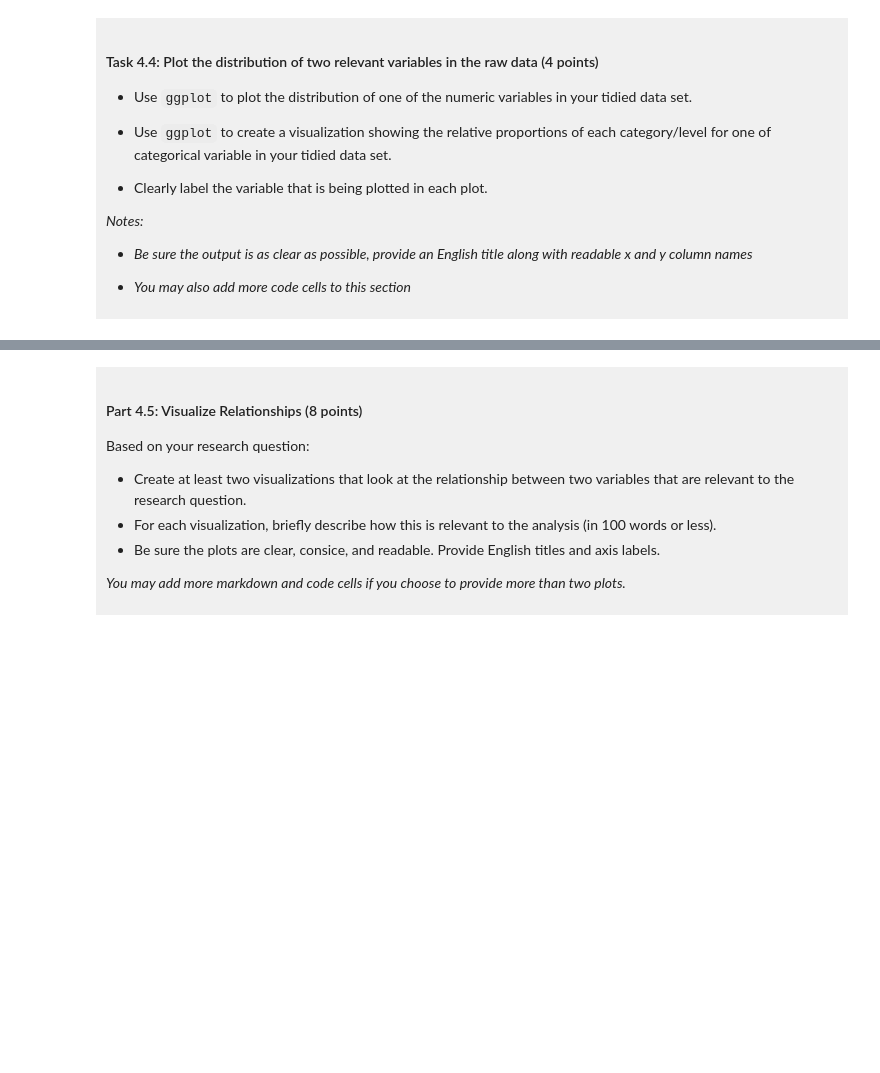
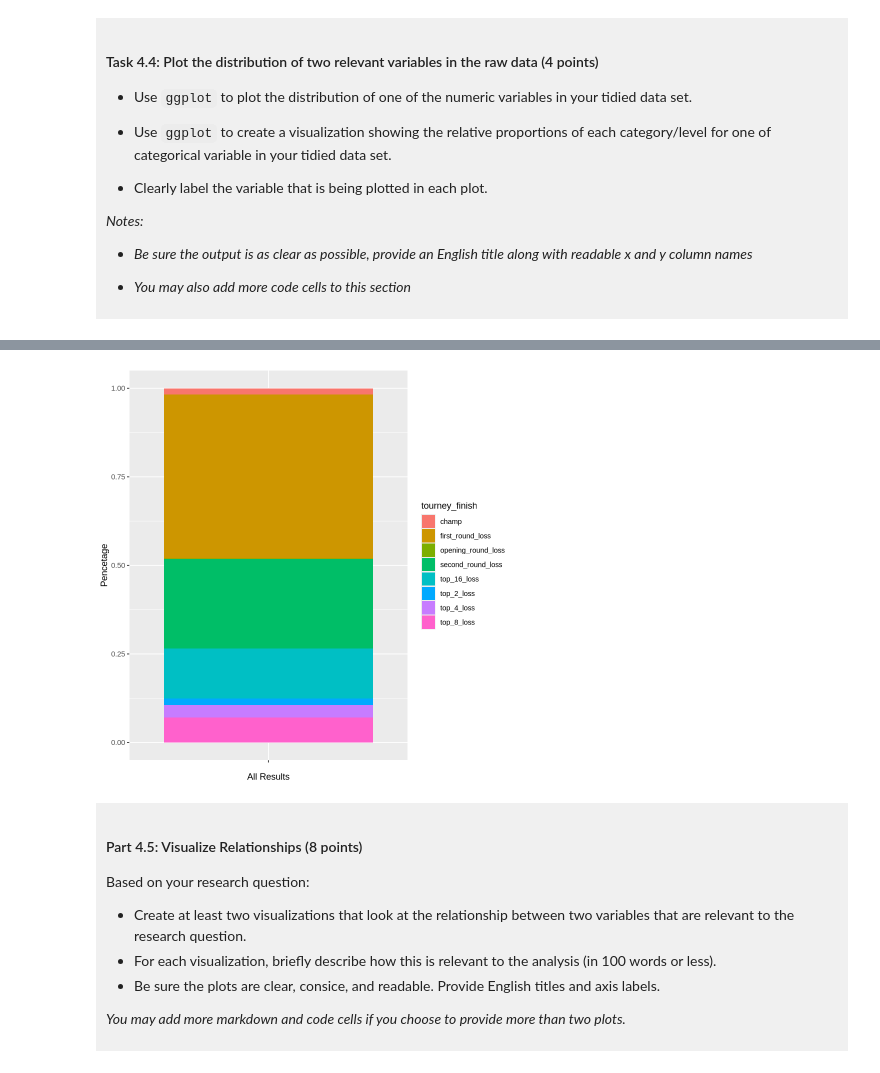
Before and after one commit to aaandy-w/dsci-100-project-andy-wei, a Jupyter notebook: dsci-100-project-notebook.ipynb, the cells around one changed output, grey strips where cells are left out. Drawn from its saved outputs; the diff is of its cells as text; code cells hidden in the pictures; blank space fills up the shorter version.

```diff
--- a/dsci-100-project-notebook.ipynb
+++ b/dsci-100-project-notebook.ipynb
@@ -300,5 +391,13 @@ You will refine your research question (if needed) and produce a tidy data set.
 # %%
-### EDIT THIS CODE CELL FOR PLOT 2 ###
+tourney_finish_portion <- clean_data |>
+    ggplot(aes(x = "", fill = tourney_finish)) +
+    geom_bar(position = "fill") +
+    labs(x = "All Results",
+         y = "Pencetage")
+
+tourney_finish_portion
+# %% [output]
+[figure, added]
 # %% [markdown]
 <div style="background-color: #f0f0f0; padding: 10px;">
 
```
Also changed, not shown: parts of 10 cells of this notebook.
